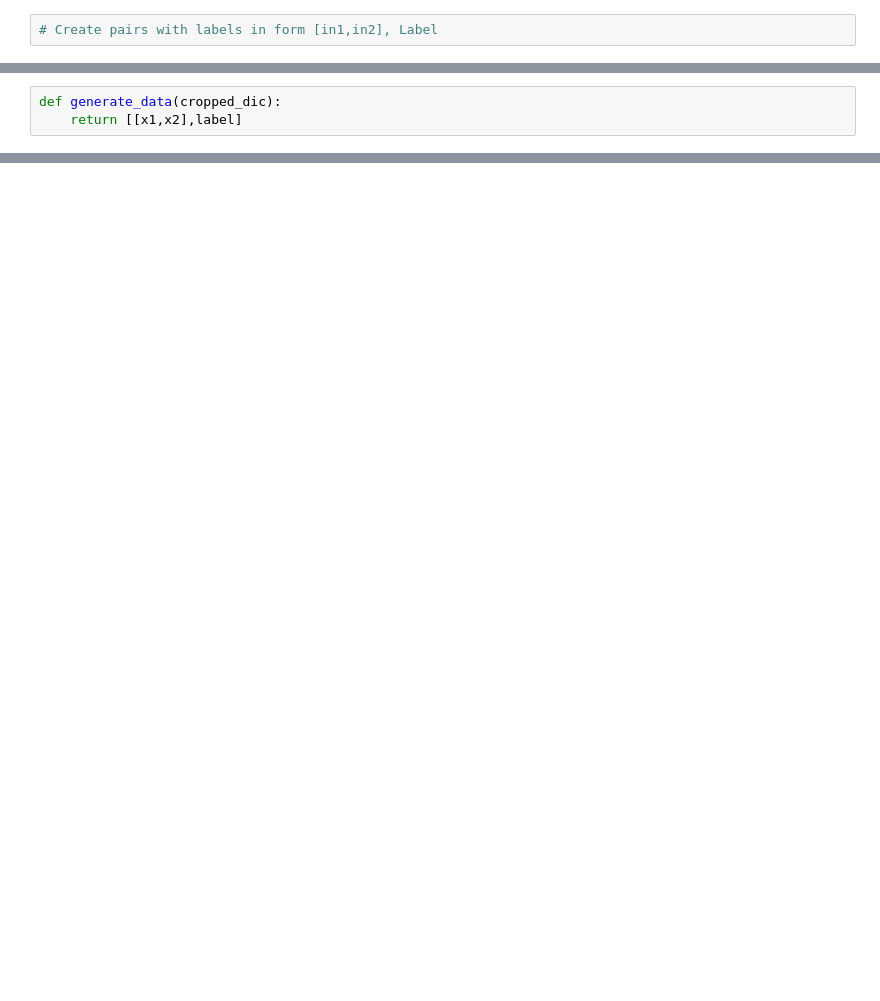
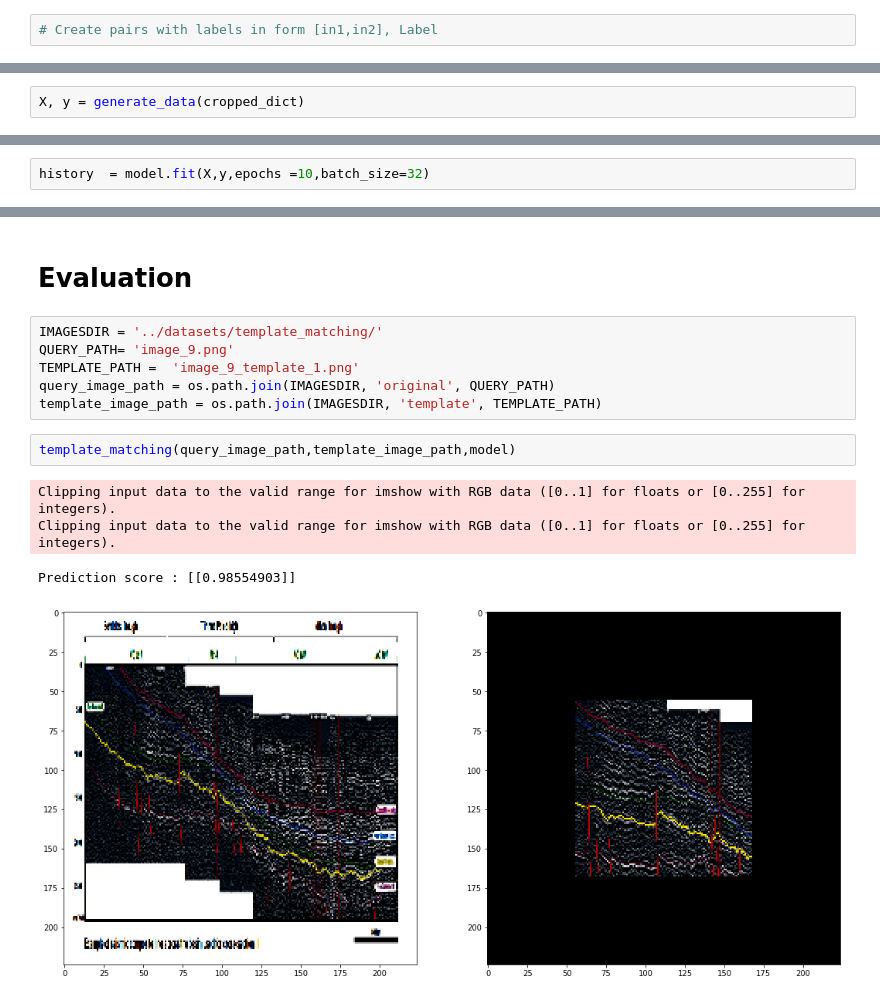
Before and after one commit to AmineDiro/data-challenge-iapau, a Jupyter notebook: Solution.ipynb, the cells around one changed output, grey strips where cells are left out. Cells and saved outputs as stored; diff of their text form; blank space fills up the shorter version.

```diff
--- a/Solution.ipynb
+++ b/Solution.ipynb
@@ -366,3 +291,2 @@ cropped_dict
-# %%
-def generate_data(cropped_dic):
-    return [[x1,x2],label]
+# %%
+X, y = generate_data(cropped_dict)
@@ -368,0 +299,2 @@ def generate_data(cropped_dic):
+# %%
+history  = model.fit(X,y,epochs =10,batch_size=32)
@@ -368,0 +310,15 @@ def generate_data(cropped_dic):
+# %% [markdown]
+# Evaluation
+# %%
+IMAGESDIR = '../datasets/template_matching/'
+QUERY_PATH= 'image_9.png'
+TEMPLATE_PATH =  'image_9_template_1.png'
+query_image_path = os.path.join(IMAGESDIR, 'original', QUERY_PATH)
+template_image_path = os.path.join(IMAGESDIR, 'template', TEMPLATE_PATH)
+# %%
+template_matching(query_image_path,template_image_path,model)
+# %% [output]
+Clipping input data to the valid range for imshow with RGB data ([0..1] for floats or [0..255] for integers).
+Clipping input data to the valid range for imshow with RGB data ([0..1] for floats or [0..255] for integers).
+Prediction score : [[0.98554903]]
+[figure, added]
```
Also changed, not shown: parts of 31 cells of this notebook, 2 other files.
